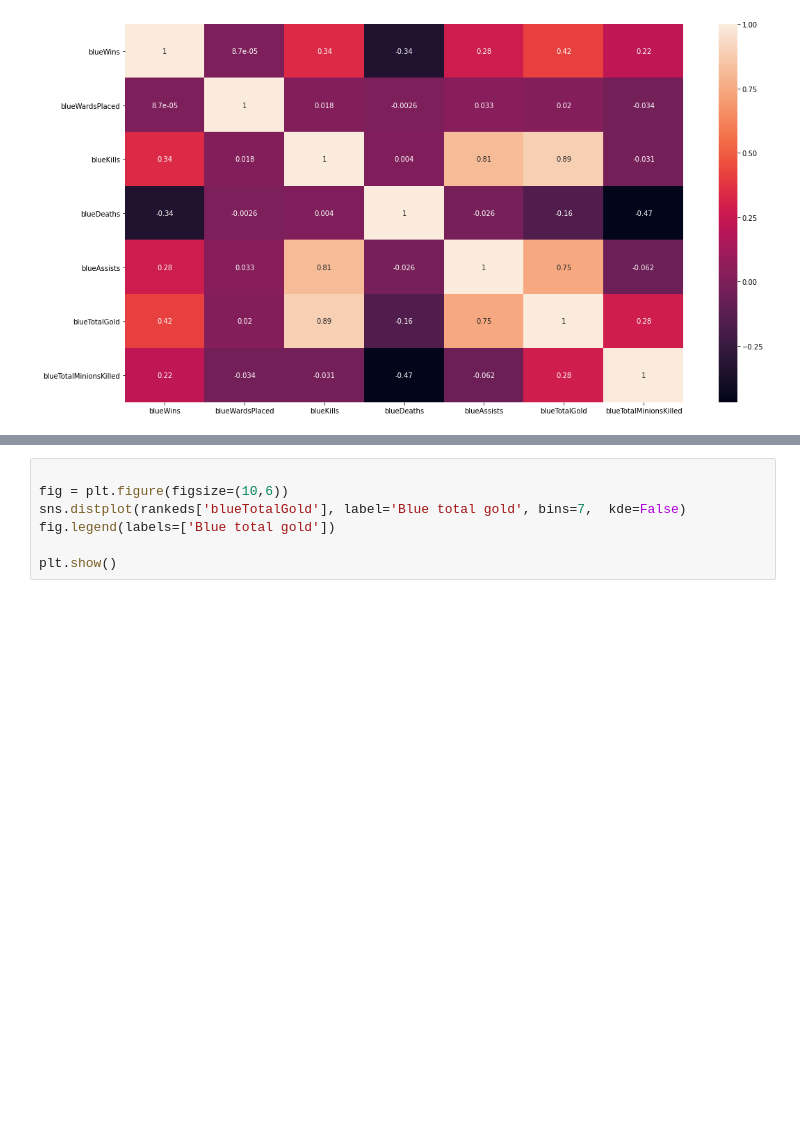
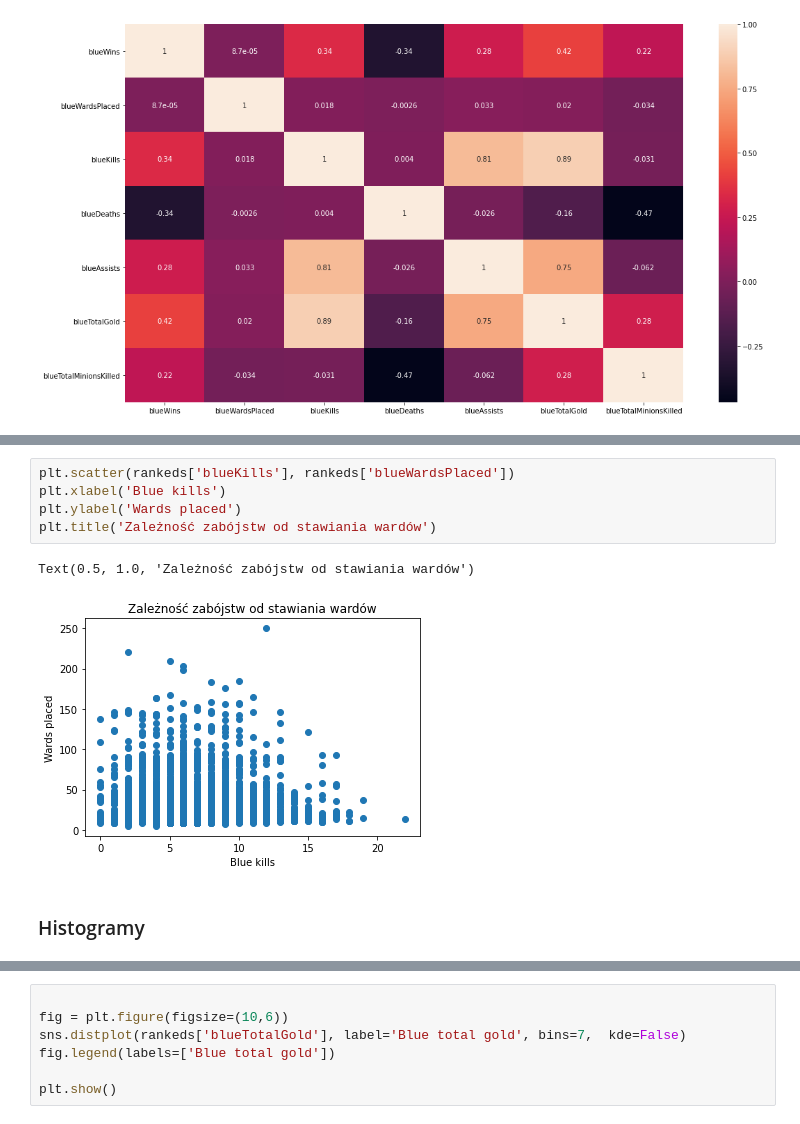
Before and after one commit to srokowskip/sad, a Jupyter notebook: high_diamond_ranked.ipynb, the cells around one changed output, grey strips where cells are left out. Cells and saved outputs as stored; diff of their text form; blank space fills up the shorter version.

```diff
--- a/high_diamond_ranked.ipynb
+++ b/high_diamond_ranked.ipynb
@@ -72,3 +81,13 @@ Text(0.5, 1.0, 'Zależność długości od szerokości kielicha')
+# %%
+plt.scatter(rankeds['blueKills'], rankeds['blueWardsPlaced'])
+plt.xlabel('Blue kills')
+plt.ylabel('Wards placed')
+plt.title('Zależność zabójstw od stawiania wardów')
+# %% [output]
+Text(0.5, 1.0, 'Zależność zabójstw od stawiania wardów')
+[figure, added]
+# %% [markdown]
+### Histogramy
 # %%
 fig = plt.figure(figsize=(10,6))
 sns.distplot(rankeds['blueWins'], label='Blue wins', bins=7,  kde=False)
```
Also changed, not shown: parts of 32 cells of this notebook.
